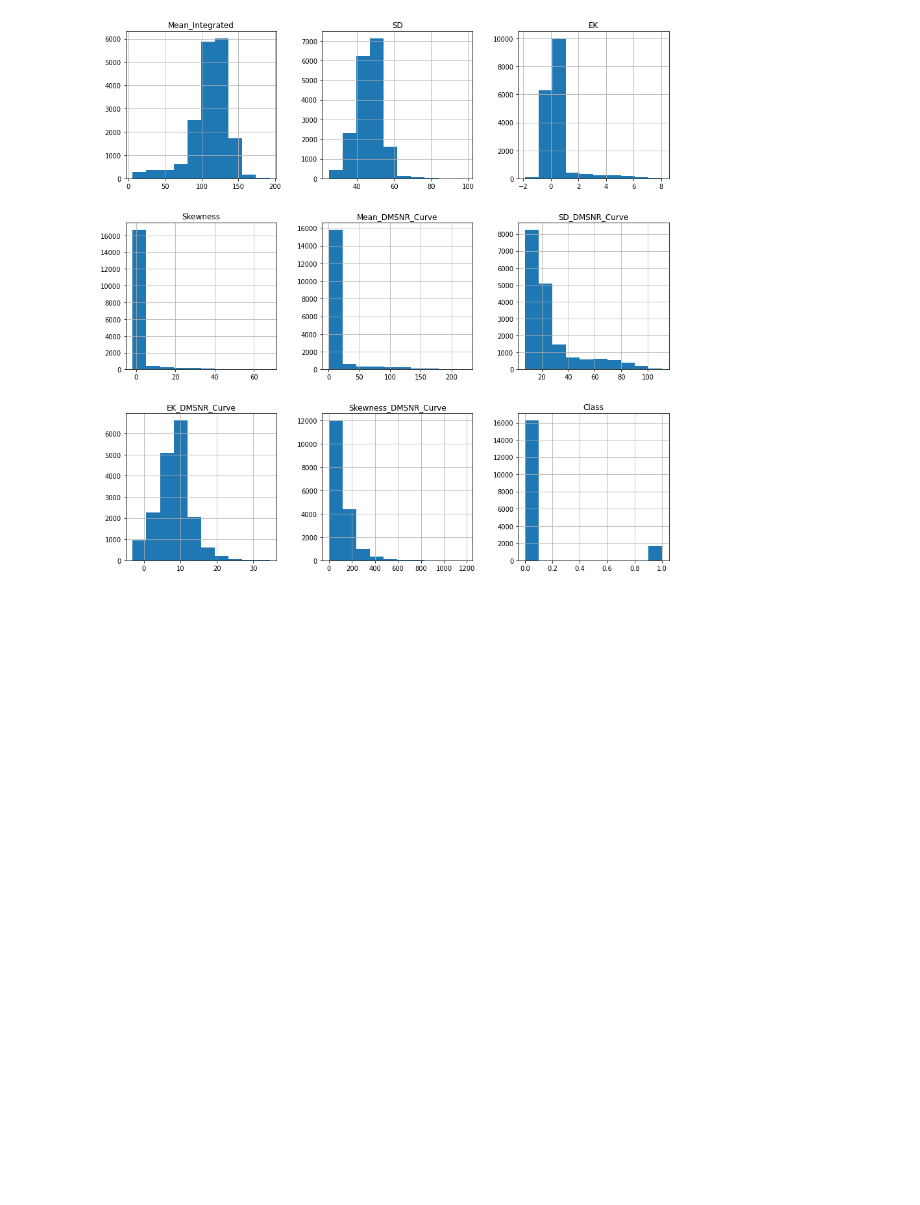
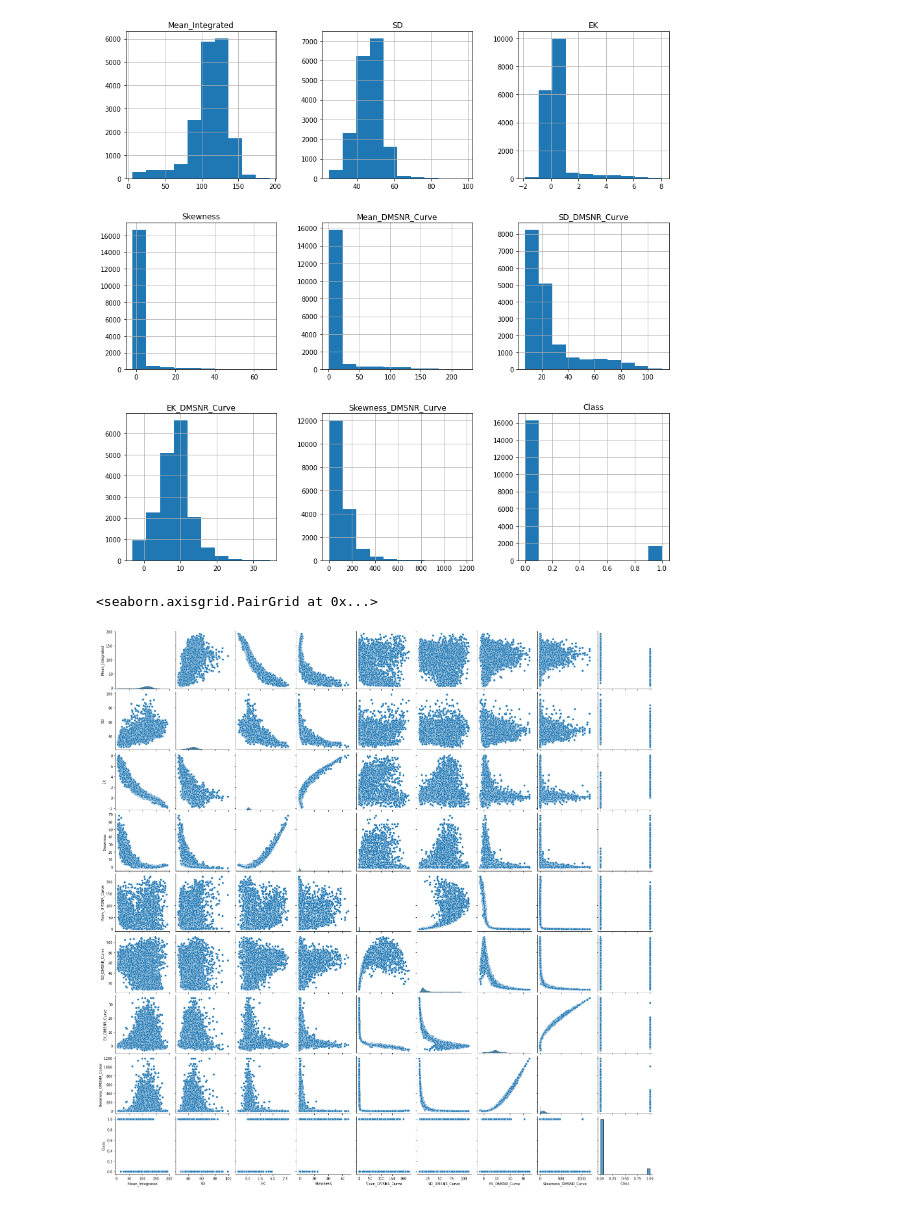
Before and after one commit to derrick-poage/Pulsar-prediction, a Jupyter notebook: Pulsar Prediction.ipynb, the cells around one changed output. Saved outputs shown, nothing was run; the diff lists cells and outputs as text; code cells hidden in the pictures; blank space fills up the shorter version.

```diff
--- a/Pulsar Prediction.ipynb
+++ b/Pulsar Prediction.ipynb
@@ -268,3 +336,8 @@ array([[<AxesSubplot:title={'center':'Mean_Integrated'}>,
         <AxesSubplot:title={'center':'Skewness_DMSNR_Curve'}>,
         <AxesSubplot:title={'center':'Class'}>]], dtype=object)
 [figure]
+# %%
+sns.pairplot(pulsar)
+# %% [output]
+<seaborn.axisgrid.PairGrid at 0x...>
+[figure, added]
```
Also changed, not shown: parts of 24 cells of this notebook, 2 other files.
